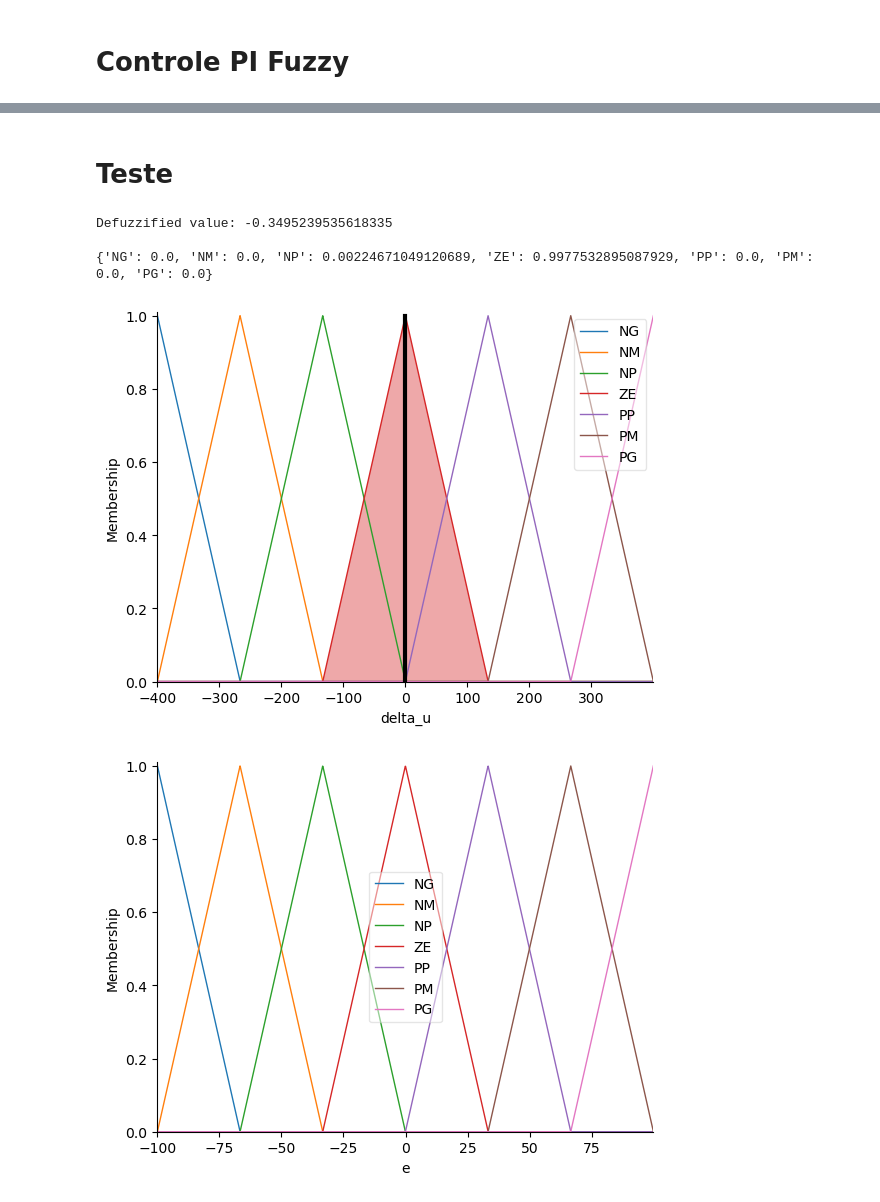
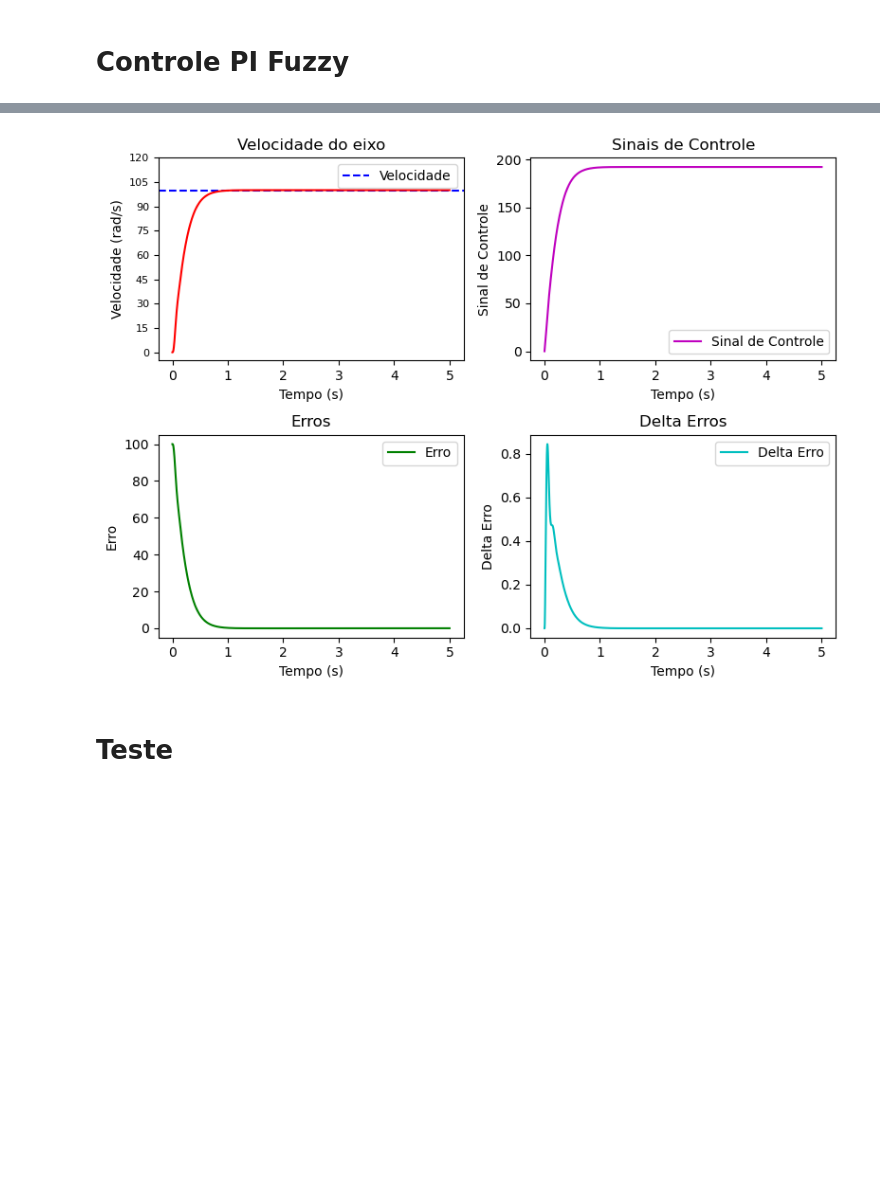
Before and after one commit to Nielo-47/ICA, a Jupyter notebook: fuzzy_dc_motor.ipynb, the cells around one changed output, grey strips where cells are left out. Saved outputs shown, nothing was run; the diff lists cells and outputs as text; code cells hidden in the pictures; blank space fills up the shorter version.

```diff
--- a/fuzzy_dc_motor.ipynb
+++ b/fuzzy_dc_motor.ipynb
@@ -351,66 +284,6 @@ Membership of 'PG': 0.0
+# %%
+W, t, signals, errors = simular_resposta_fuzzy(fuzzy_sim, 100, [0.2, 0.1])
+# %% [output]
+[figure, added]
 # %% [markdown]
 # Teste
-# %%
-import numpy as np
-import skfuzzy as fuzz
-from skfuzzy import control as ctrl
-
-# Definindo as variáveis fuzzy
-e = ctrl.Antecedent(np.arange(-100, 100, 0.1), 'e')
-delta_u = ctrl.Consequent(np.arange(-400, 400, 0.1),'delta_u')
-
-# Definindo as funções de pertinência
-CODIGOS = ['NG', 'NM', 'NP', 'ZE', 'PP', 'PM', 'PG']
-
-e.automf(names=CODIGOS)
-delta_u.automf(names=CODIGOS)
-# e['NG'] = fuzz.trimf(e.universe, [-100, -100, -60])
-# e['NM'] = fuzz.trimf(e.universe, [-75, -45, -15])
-# e['NP'] = fuzz.trimf(e.universe, [-30, -15, 0])
-# e['ZE'] = fuzz.trimf(e.universe, [-2, 0, 2])
-# e['PP'] = fuzz.trimf(e.universe, [0, 15, 30])
-# e['PM'] = fuzz.trimf(e.universe, [15, 45, 75])
-# e['PG'] = fuzz.trimf(e.universe, [60, 100, 100])
-
-
-# delta_u['ZE'] = fuzz.trimf(delta_u.universe, [-202, -200, -198])
-
-# Criando as regras fuzzy
-rules = [
-    ctrl.Rule(e['NG'], delta_u['PG']),
-    ctrl.Rule(e['NM'], delta_u['PM']),
-    ctrl.Rule(e['NP'], delta_u['PP']),
-    ctrl.Rule(e['ZE'], delta_u['ZE']),
-    ctrl.Rule(e['PG'], delta_u['NG']),
-    ctrl.Rule(e['PM'], delta_u['NM']),
-    ctrl.Rule(e['PP'], delta_u['NP']),
-]
-
-# Criando o sistema de controle
-control_system = ctrl.ControlSystem(rules)
-
-# Simulando o sistema
-fuzzy_sim = ctrl.ControlSystemSimulation(control_system)
-
-# Definindo entradas e computando
-fuzzy_sim.input['e'] = 0
-fuzzy_sim.compute()
-
-# Obtendo o resultado
-fuzzy_sim.output['delta_u']
-
-print(f"Defuzzified value: {fuzzy_sim.output['delta_u']}\n")
-m = {}
-for label in delta_u.terms:
-    membership_value = fuzz.interp_membership(delta_u.universe, delta_u[label].mf, fuzzy_sim.output["delta_u"])
-    m[label] = membership_value
-
-print(m)
-delta_u.view(sim=fuzzy_sim);
-e.view();
-# %% [output]
-Defuzzified value: -0.3495239535618335
-
-{'NG': 0.0, 'NM': 0.0, 'NP': 0.00224671049120689, 'ZE': 0.9977532895087929, 'PP': 0.0, 'PM': 0.0, 'PG': 0.0}
-[figure, removed]
-[figure, removed]
```
Also changed, not shown: parts of 8 cells of this notebook, 2 other files.
